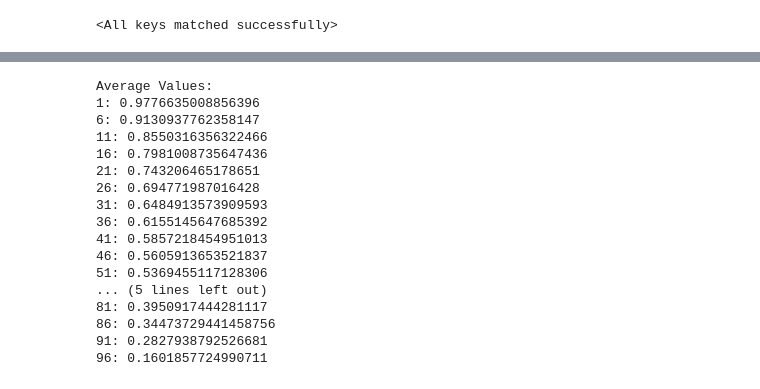
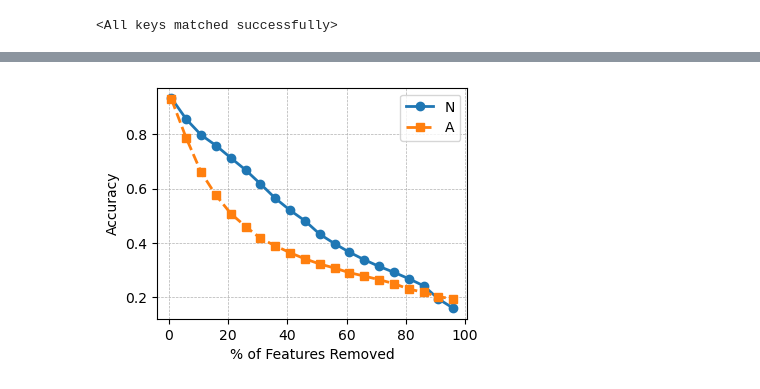
Before and after one commit to sanishsuwal7/ExplainableAI, a Jupyter notebook: lenet_saliency.ipynb, the cells around one changed output, grey strips where cells are left out. Drawn from its saved outputs; the diff is of its cells as text; code cells hidden in the pictures.

```diff
--- a/lenet_saliency.ipynb
+++ b/lenet_saliency.ipynb
@@ -211,8 +209,9 @@ def filter_and_compute_road(model, test_loader, device):
         average_values[key] /= num_dicts
 
     # Display the average values
-    print("Average Values:")
-    for key, value in average_values.items():
-        print(f"{key}: {value}")
+    # print("Average Values:")
+    # for key, value in average_values.items():
+    #     print(f"{key}: {value}")
+    return average_values
 # %%
-filter_and_compute_road(model, test_dataloader, device)
+result_normal = filter_and_compute_road(model, test_dataloader, device)
@@ -237,20 +218,25 @@ Average Values:
 # %%
-filter_and_compute_road(model_adv, test_dataloader, device)
+result_adv = filter_and_compute_road(model_adv, test_dataloader, device)
-# %% [output]
-Average Values:
-1: 0.9776635008856396
-6: 0.9130937762358147
-11: 0.8550316356322466
-16: 0.7981008735647436
-21: 0.743206465178651
-26: 0.694771987016428
-31: 0.6484913573909593
-36: 0.6155145647685392
-41: 0.5857218454951013
-46: 0.5605913653521837
-51: 0.5369455117128306
-... (5 lines left out)
-81: 0.3950917444281117
-86: 0.34473729441458756
-91: 0.2827938792526681
-96: 0.1601857724990711
+# %%
+import matplotlib.pyplot as plt
+import pandas as pd
+
+# Plot setup
+fig, ax = plt.subplots(figsize=(4, 3))
+
+ax.plot(list(result_normal.keys()),list(result_normal.values()), label='N', linestyle='-', marker='o', linewidth=2)
+ax.plot(list(result_adv.keys()), list(result_adv.values()), label='A', linestyle='--', marker='s', linewidth=2)
+
+# Customize the plot
+ax.set_xlabel('% of Features Removed', fontsize=10)
+ax.set_ylabel('Accuracy', fontsize=10)
+ax.legend(fontsize=10)
+
+# Grid and ticks
+ax.grid(True, which='both', linestyle='--', linewidth=0.5)
+ax.tick_params(axis='both', which='major', labelsize=10)
+
+plt.savefig("LeNet_FMNIST_SALIENCY_ROAD.pdf", format="pdf", dpi=300, bbox_inches="tight")
+plt.show()
+# %% [output]
+[figure, added]
```
Also changed, not shown: parts of 24 cells of this notebook, 5 other files.
